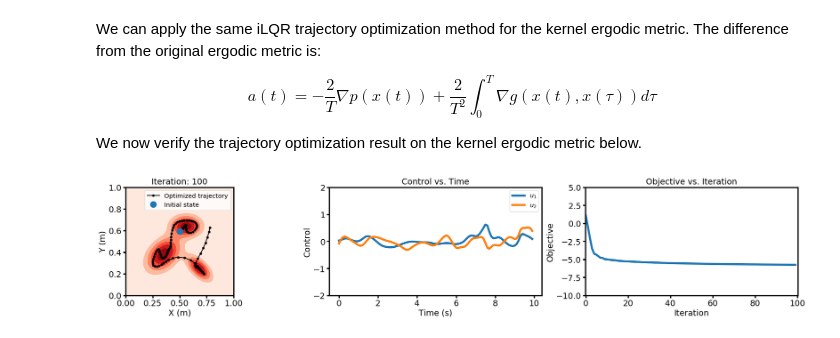
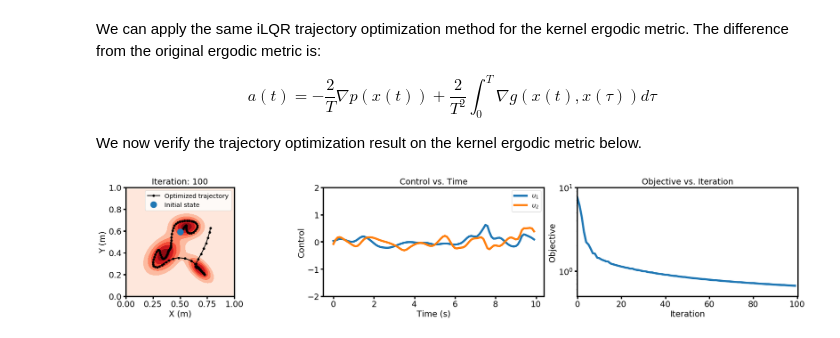
Before and after one commit to MurpheyLab/ergodic-control-sandbox, a Jupyter notebook: notebooks/kernel_ergodic_control.ipynb, the cells around one changed output. Saved outputs shown, nothing was run; the diff lists cells and outputs as text; code cells hidden in the pictures.

Commit message:
update kernel metric

```diff
--- a/notebooks/kernel_ergodic_control.ipynb
+++ b/notebooks/kernel_ergodic_control.ipynb
@@ -128,7 +128,8 @@ grids = np.array([grids_x.ravel(), grids_y.ravel()]).T
 dx = 1.0 / 99
 dy = 1.0 / 99
 
-pdf_vals = pdf(grids)
+pdf_vals = pdf(grids)  # for visualizing the PDF
+pdf_norm = np.sum(pdf_vals * pdf_vals) * dx * dy  # PDF norm for the kernel ergodic metric
 # %%
 # Define the kernel function (we use the exponential formula for better numerical stability)
 @jit
@@ -165,9 +159,8 @@ kernel parameter obj grad:  [-325.5596 -350.9618]
 # Optimize the kernel parameter
 from jax.scipy.optimize import minimize
 
-sol = minimize(parameter_opt_obj, x0=test_theta, args=(target_samples,), method='bfgs')
+sol = minimize(parameter_opt_obj, x0=jnp.array([-3.0, -3.0]), args=(target_samples,), method='bfgs')
 opt_theta = sol.x
-# opt_theta = jnp.ones(2) * jnp.log10(1.0 / 520.0)
 print('optimal kernel parameter: ', opt_theta)
 # %% [output]
 optimal kernel parameter:  [-2.4577 -2.5869]
@@ -409,7 +402,7 @@ class iLQR_kernel_ergodic_pointmass(iLQR_template):
         pdf_cost = jnp.sum(vmap(pdf, in_axes=(0,))(x_traj_jax)) * self.dt / T
         kernel_cost = vmap(vmap(kernel, in_axes=(0,None,None)), in_axes=(None,0,None))(x_traj_jax, x_traj_jax, self.kernel_theta)
         kernel_cost = jnp.sum(kernel_cost) * (self.dt * self.dt) / (T * T)
-        erg_metric = -2.0 * pdf_cost + kernel_cost
+        erg_metric = -2.0 * pdf_cost + kernel_cost + pdf_norm + 2.0  # +2.0 to make sure it is non-negative (artifact of the kernel approximation)
 
         ctrl_cost = np.sum(self.R @ u_traj.T * u_traj.T) * self.dt
         return erg_metric + ctrl_cost
@@ -418,8 +411,8 @@ class iLQR_kernel_ergodic_pointmass(iLQR_template):
 dt = 0.1
 tsteps = 100
 R = np.diag([1e-08, 1e-08])
-Q_z = np.diag([0.01, 0.01]) * 10.0
-R_v = np.diag([0.01, 0.01]) * 10.0
+Q_z = np.diag([0.1, 0.1])
+R_v = np.diag([0.1, 0.1])
 x0 = rng_np.uniform(low=0.4, high=0.6, size=(2,))
 
 # generate a spiral trajectory as the initial control
@@ -482,33 +475,33 @@ for iter in tqdm(range(100)):
 
         ax2 = axes[1]
         ax2.cla()
         ax2.set_title('Control vs. Time')
         ax2.set_ylim(-2.0, 2.0)
         ax2.plot(np.arange(tsteps)*dt, u_traj[:,0], color='C0', label=r'$u_1$')
         ax2.plot(np.arange(tsteps)*dt, u_traj[:,1], color='C1', label=r'$u_2$')
         ax2.set_xlabel('Time (s)')
         ax2.set_ylabel('Control')
         ax2.legend(loc=1)
         height = ax1.get_position().height
         ax2.set_position([ax2.get_position().x0, ax1.get_position().y0, ax2.get_position().width, height])
 
         ax3 = axes[2]
         ax3.cla()
         ax3.set_title('Objective vs. Iteration')
         ax3.set_xlim(-0.2, 100.2)
-        ax3.set_ylim(-10.0, 5.0)
+        ax3.set_ylim(5e-01, 1e1)
         ax3.set_xlabel('Iteration')
         ax3.set_ylabel('Objective')
         ax3.plot(np.arange(iter+1), loss_list, color='C0')
         height = ax1.get_position().height
         ax3.set_position([ax3.get_position().x0, ax1.get_position().y0, ax3.get_position().width, height])
-        # ax3.set_yscale('log')
+        ax3.set_yscale('log')
 
         display.clear_output(wait=True)
         display.display(fig)
 
 display.clear_output(wait=True)
 plt.show()
 plt.close()
 # %% [output]
-[figure, old version]
+[figure, new version]
```
Also changed, not shown: parts of 2 cells of this notebook.
